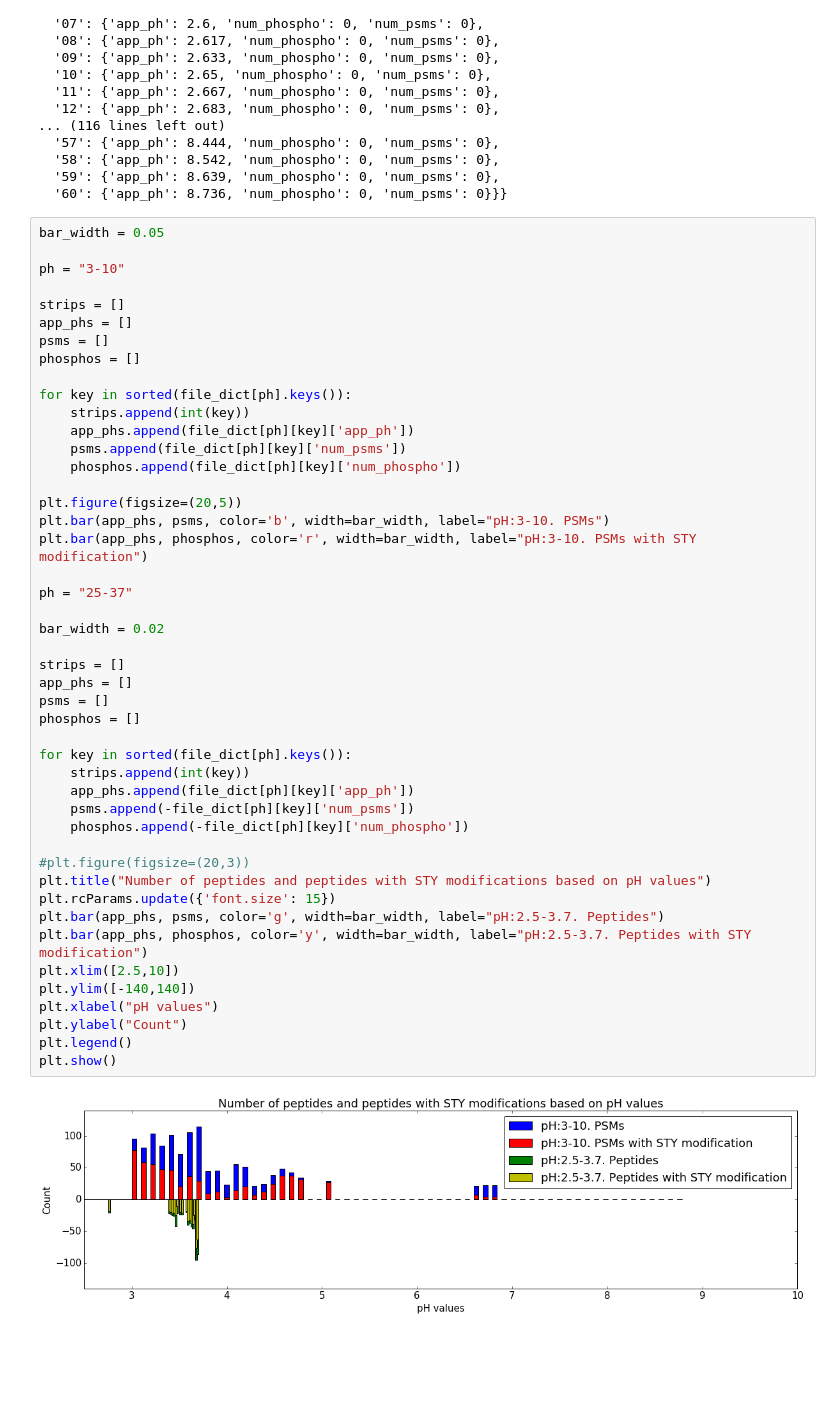
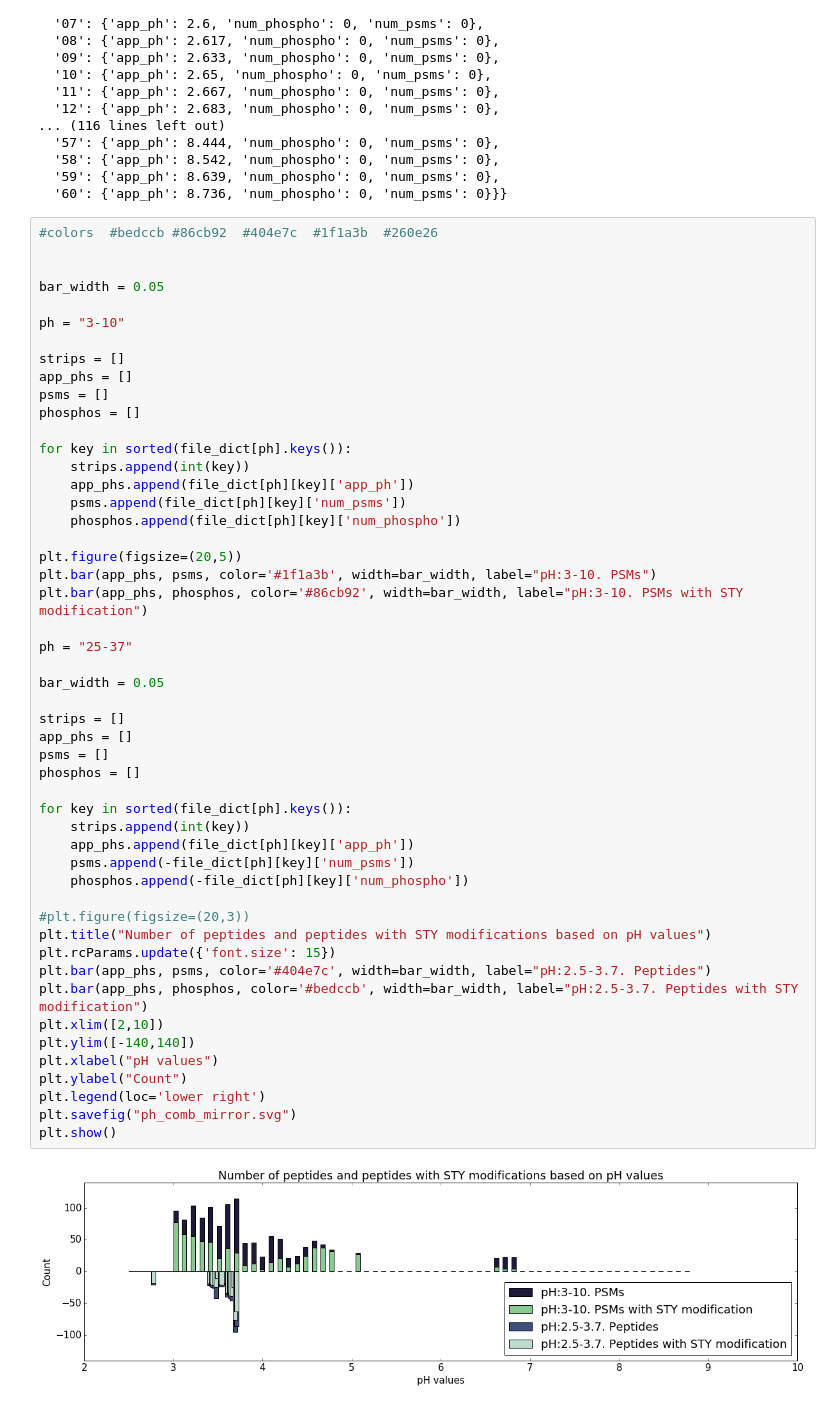
Before and after one commit to koptagel/bb2490, a Jupyter notebook: src/Localize Script.ipynb, the cells around one changed output. Saved outputs shown, nothing was run; the diff lists cells and outputs as text; blank space fills up the shorter version.

Commit message:
svg figure save is added

```diff
--- a/src/Localize Script.ipynb
+++ b/src/Localize Script.ipynb
@@ -400,6 +426,9 @@ file_dict
   '59': {'app_ph': 8.639, 'num_phospho': 0, 'num_psms': 0},
   '60': {'app_ph': 8.736, 'num_phospho': 0, 'num_psms': 0}}}
 # %%
+#colors  #bedccb #86cb92  #404e7c  #1f1a3b  #260e26
+
+
 bar_width = 0.05
 
 ph = "3-10"
@@ -412,41 +441,42 @@ phosphos = []
 for key in sorted(file_dict[ph].keys()):
     strips.append(int(key))
     app_phs.append(file_dict[ph][key]['app_ph'])
     psms.append(file_dict[ph][key]['num_psms'])
     phosphos.append(file_dict[ph][key]['num_phospho'])
 
 plt.figure(figsize=(20,5))
-plt.bar(app_phs, psms, color='b', width=bar_width, label="pH:3-10. PSMs")
-plt.bar(app_phs, phosphos, color='r', width=bar_width, label="pH:3-10. PSMs with STY modification")
+plt.bar(app_phs, psms, color='#1f1a3b', width=bar_width, label="pH:3-10. PSMs")
+plt.bar(app_phs, phosphos, color='#86cb92', width=bar_width, label="pH:3-10. PSMs with STY modification")
 
 ph = "25-37"
 
-bar_width = 0.02
+bar_width = 0.05
 
 strips = []
 app_phs = []
 psms = []
 phosphos = []
 
 for key in sorted(file_dict[ph].keys()):
     strips.append(int(key))
     app_phs.append(file_dict[ph][key]['app_ph'])
     psms.append(-file_dict[ph][key]['num_psms'])
     phosphos.append(-file_dict[ph][key]['num_phospho'])
 
 #plt.figure(figsize=(20,3))
 plt.title("Number of peptides and peptides with STY modifications based on pH values")
 plt.rcParams.update({'font.size': 15})
-plt.bar(app_phs, psms, color='g', width=bar_width, label="pH:2.5-3.7. Peptides")
-plt.bar(app_phs, phosphos, color='y', width=bar_width, label="pH:2.5-3.7. Peptides with STY modification")
-plt.xlim([2.5,10])
+plt.bar(app_phs, psms, color='#404e7c', width=bar_width, label="pH:2.5-3.7. Peptides")
+plt.bar(app_phs, phosphos, color='#bedccb', width=bar_width, label="pH:2.5-3.7. Peptides with STY modification")
+plt.xlim([2,10])
 plt.ylim([-140,140])
 plt.xlabel("pH values")
 plt.ylabel("Count")
-plt.legend()
+plt.legend(loc='lower right')
+plt.savefig("ph_comb_mirror.svg")
 plt.show()
 # %% [output]
-[figure, old version]
+[figure, new version]
 # %%
 #colors  #bedccb #86cb92  #404e7c  #1f1a3b  #260e26
 
```
Also changed, not shown: parts of 3 cells of this notebook, 15 other files.
